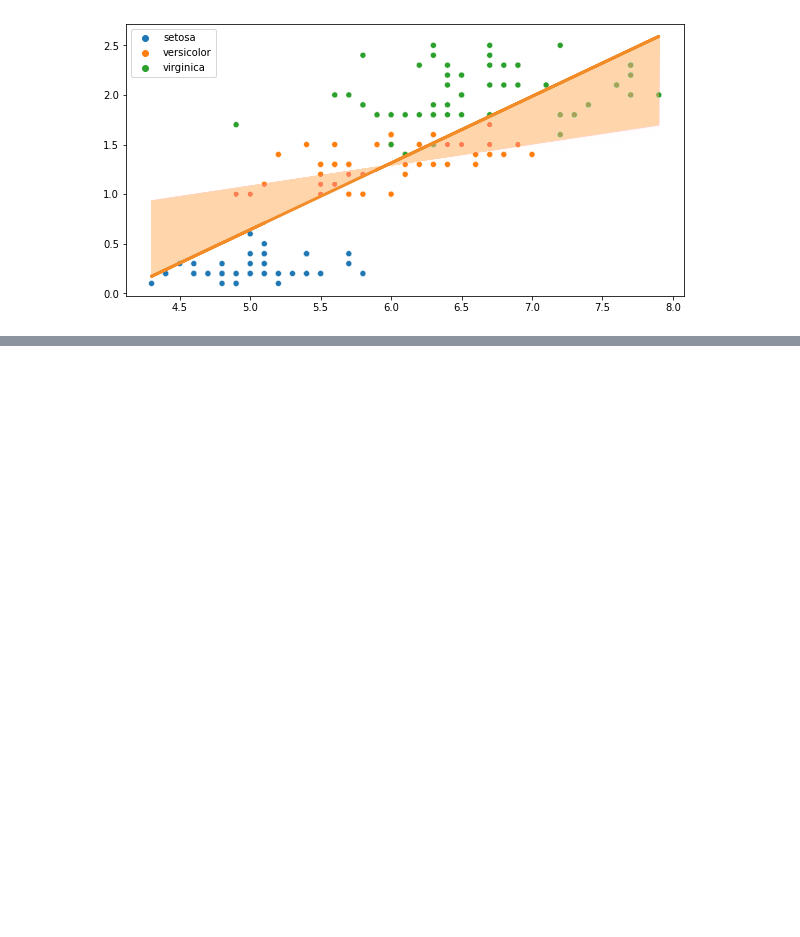
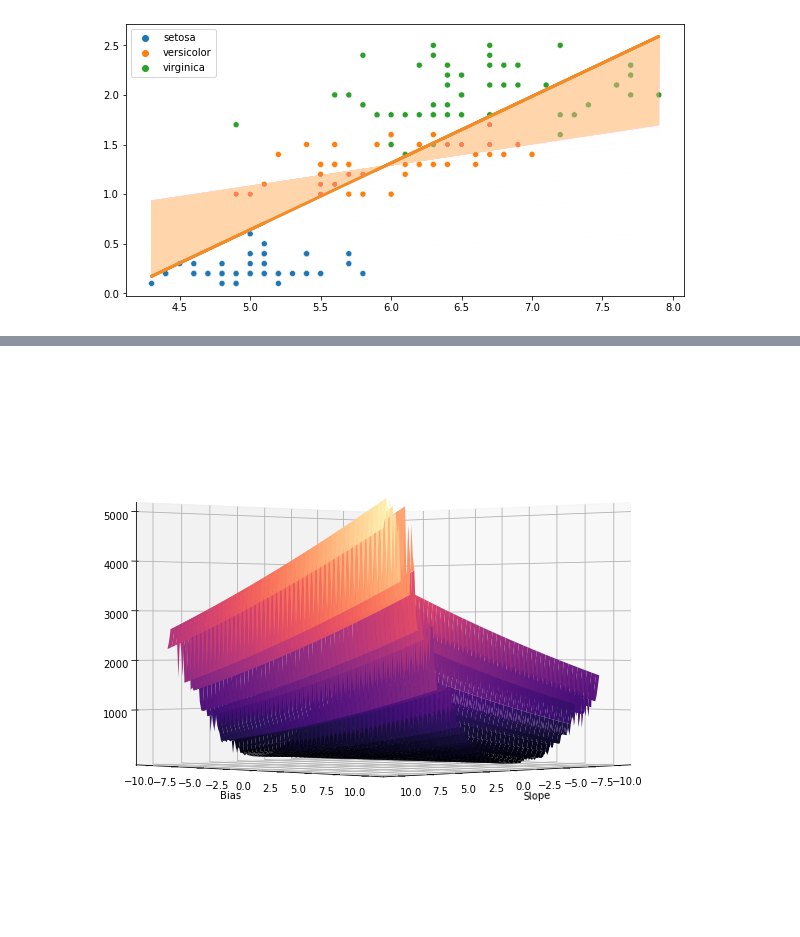
Before and after one commit to bsraya/optimization, a Jupyter notebook: gd.ipynb, the cells around one changed output, grey strips where cells are left out. Cells and saved outputs as stored; diff of their text form; code cells hidden in the pictures; blank space fills up the shorter version.

```diff
--- a/gd.ipynb
+++ b/gd.ipynb
@@ -220,0 +233,17 @@ plt.show()
+# %%
+slope = np.linspace(-10.0,10.0,150)
+bias = np.linspace(-10.0,10.0,150)
+w0, w1 = np.meshgrid(slope, bias)
+ypred = w0*sepal_length + w1
+loss = np.power((petal_width-ypred),2)
+# %%
+fig = plt.figure(figsize=(15,10))
+ax = fig.add_subplot(projection='3d')
+surf = ax.plot_surface(w0, w1, loss, label="Loss surface", cmap='magma', edgecolor='none')
+surf._facecolors2d = surf._facecolor3d
+surf._edgecolors2d = surf._edgecolor3d
+ax.set_xlabel('Slope')
+ax.set_ylabel('Bias')
+ax.view_init(elev=0, azim=45)
+# %% [output]
+[figure, added]
```
Also changed, not shown: parts of 2 cells of this notebook, 1 other file.
